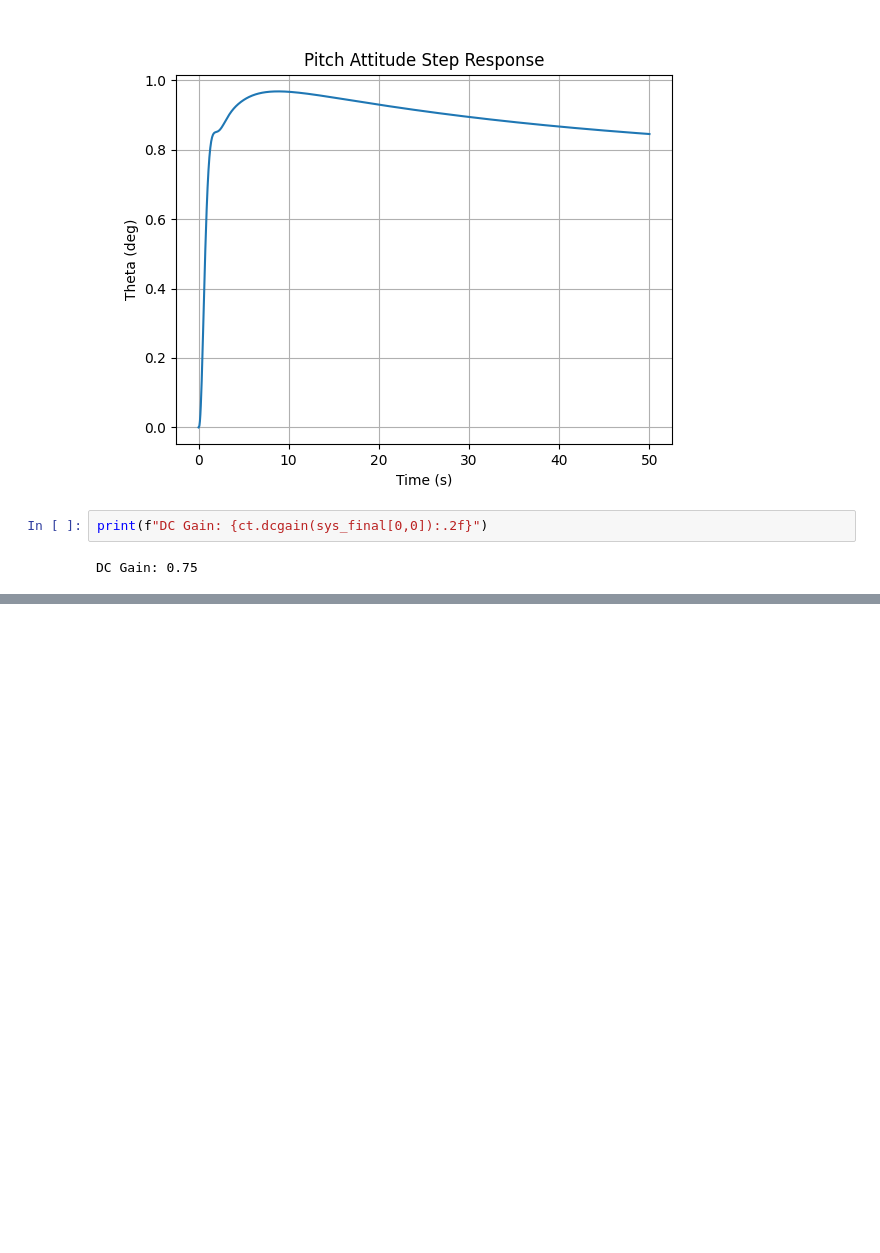
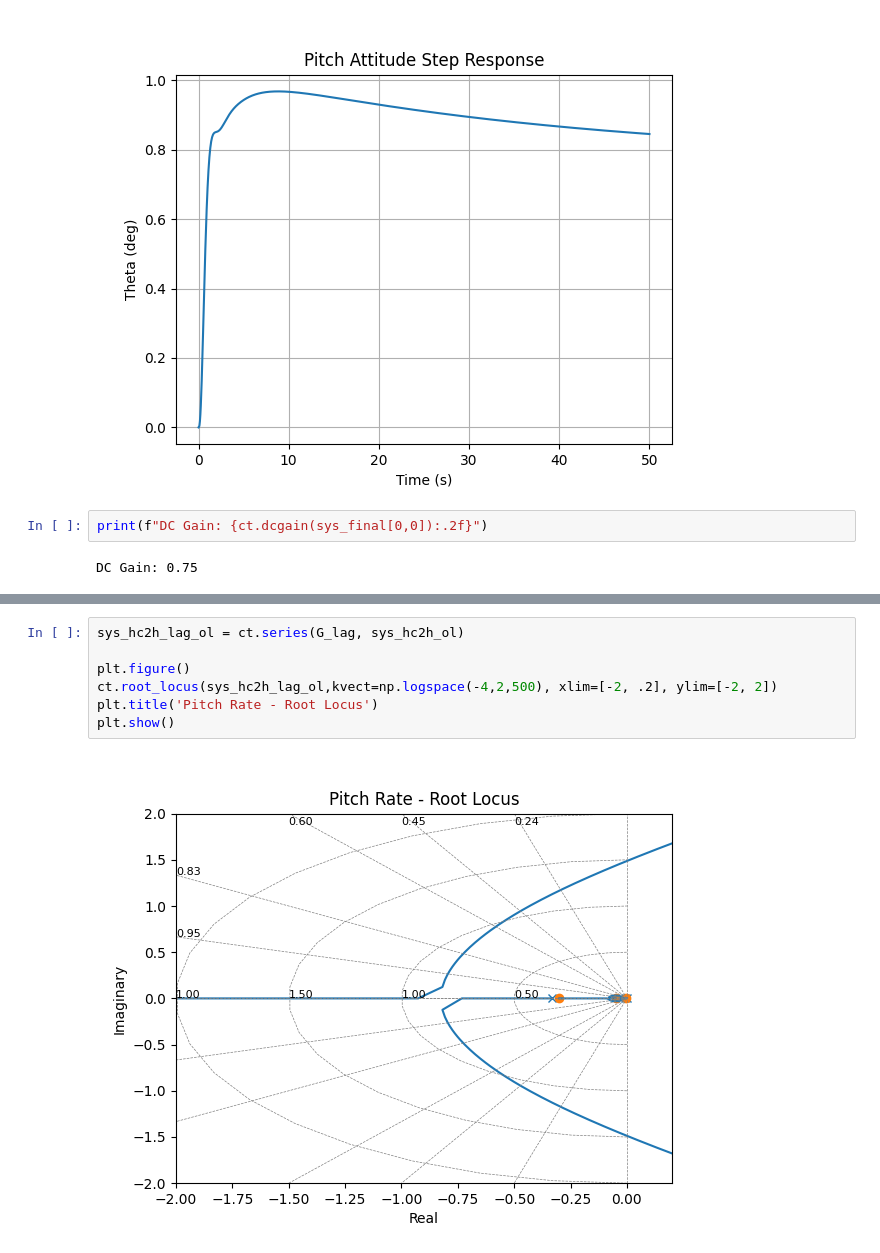
Before and after one commit to jeheneghan/StevensAndLewis, a Jupyter notebook: scripts/examples/PitchAutopilots.ipynb, the cells around one changed output, grey strips where cells are left out. Drawn from its saved outputs; the diff is of its cells as text; blank space fills up the shorter version.

```diff
--- a/scripts/examples/PitchAutopilots.ipynb
+++ b/scripts/examples/PitchAutopilots.ipynb
@@ -119,0 +181,9 @@ DC Gain: 0.75
+# %%
+sys_hc2h_lag_ol = ct.series(G_lag, sys_hc2h_ol)
+
+plt.figure()
+ct.root_locus(sys_hc2h_lag_ol,kvect=np.logspace(-4,2,500), xlim=[-2, .2], ylim=[-2, 2])
+plt.title('Pitch Rate - Root Locus')
+plt.show()
+# %% [output]
+[figure, added]
```
Also changed, not shown: parts of 18 cells of this notebook, 1 other file.
